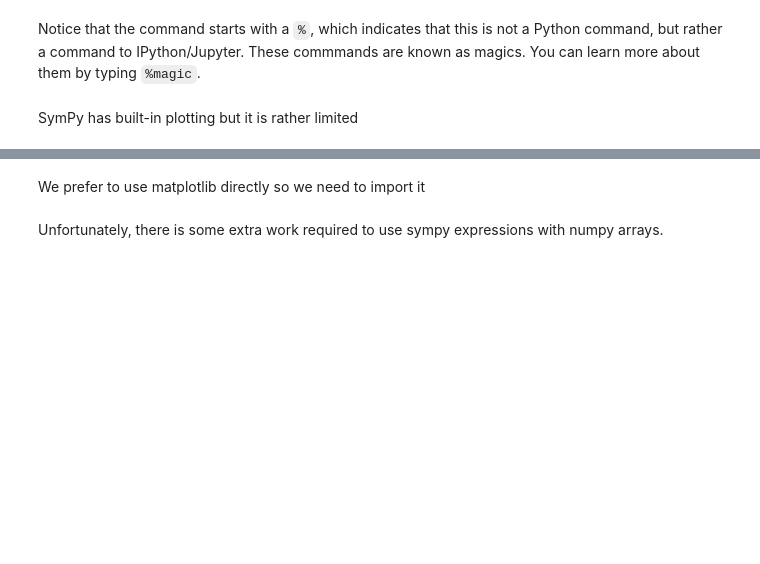
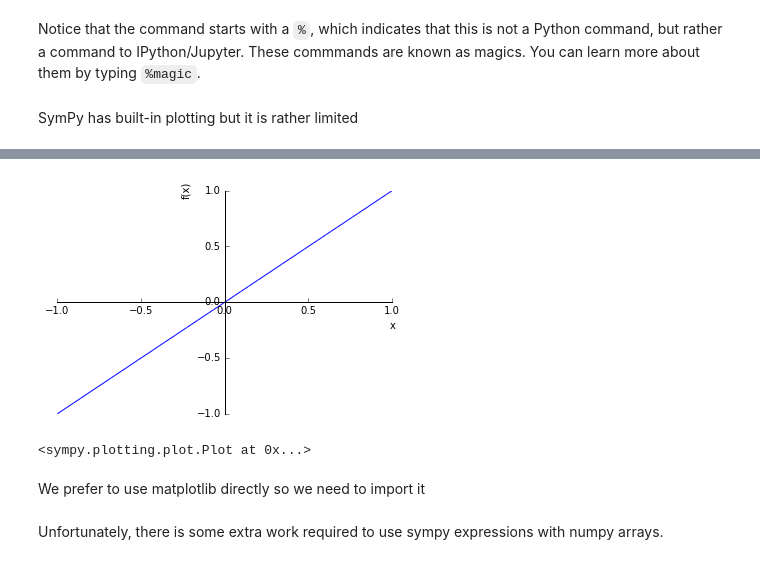
Before and after one commit to alchemyst/CSS-420-Workbooks, a Jupyter notebook: Lecture 1 Intro to jupyter.ipynb, the cells around one changed output, grey strips where cells are left out. Cells and saved outputs as stored; diff of their text form; code cells hidden in the pictures; blank space fills up the shorter version.

```diff
--- a/Lecture 1 Intro to jupyter.ipynb
+++ b/Lecture 1 Intro to jupyter.ipynb
@@ -29,3 +32,8 @@ sympy.plot(polynomial)
+# %%
+sympy.plot(x, (x, -1, 1))
+# %% [output]
+[figure, added]
+<sympy.plotting.plot.Plot at 0x...>
 # %% [markdown]
 We prefer to use matplotlib directly so we need to import it
 # %%
```
Also changed, not shown: parts of 23 cells of this notebook, 5 other files.
